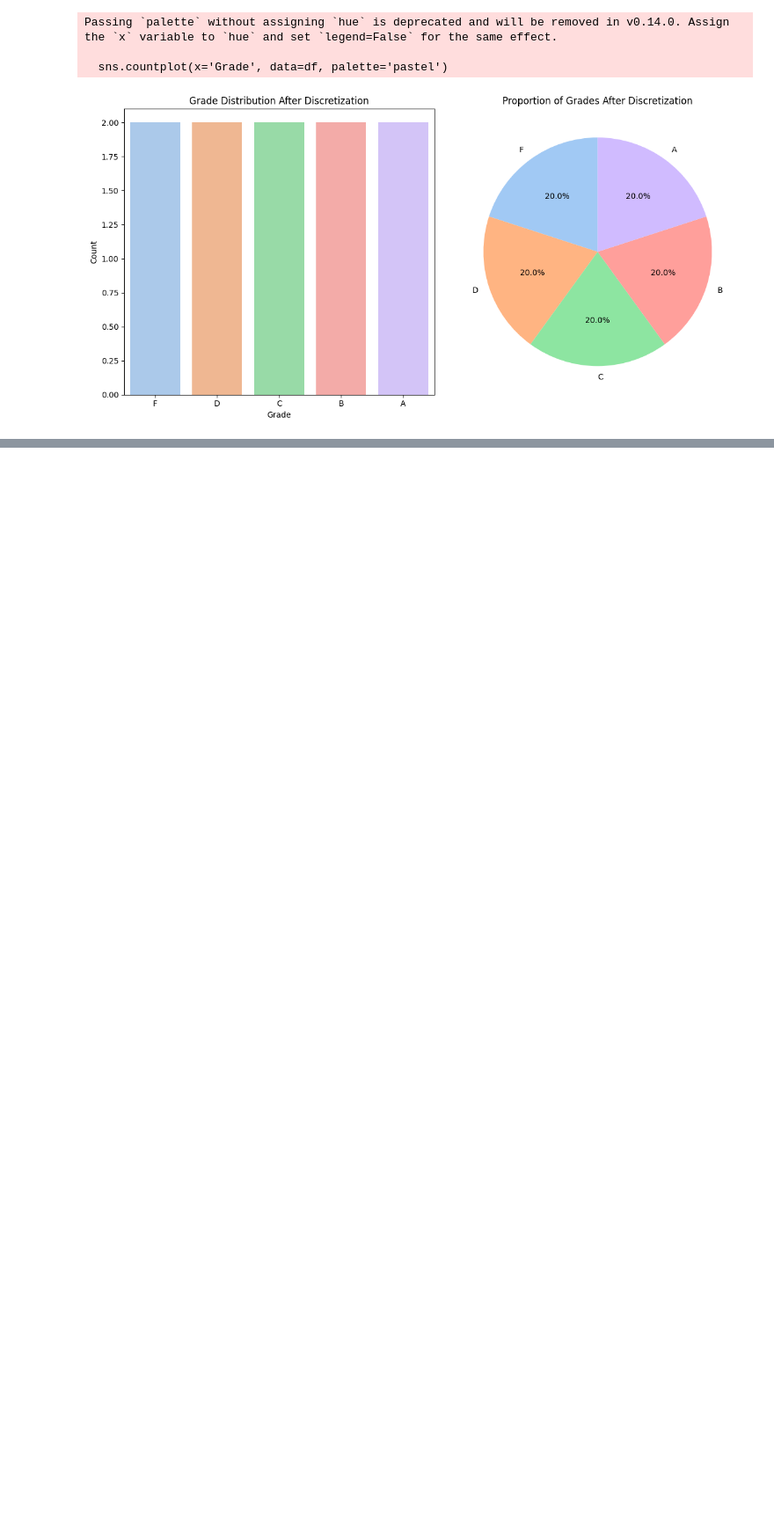
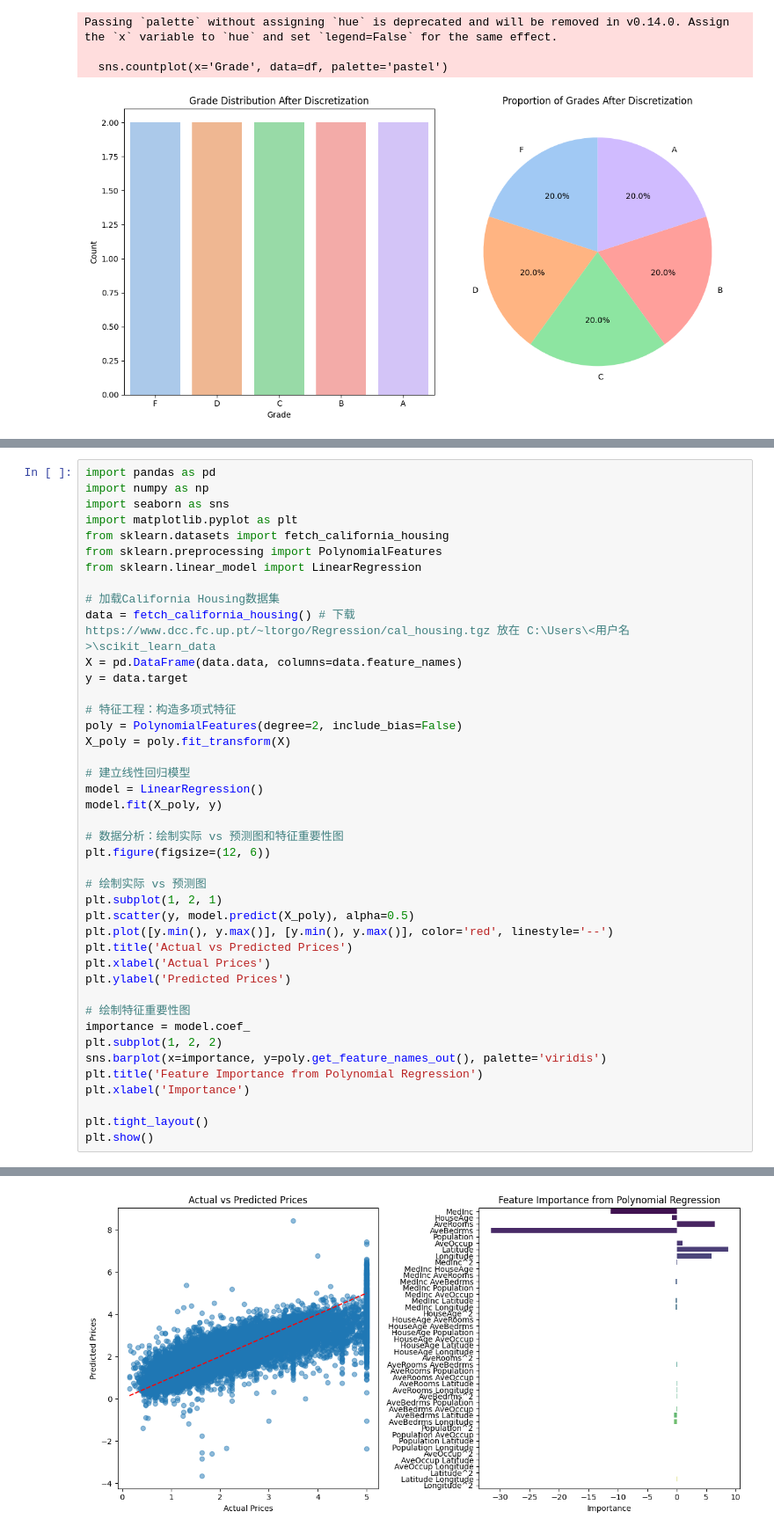
Before and after one commit to BlueHope1987/StudyBase, a Jupyter notebook: helloPython/PyTorch/20250815.十大数据清洗方法.ipynb, the cells around one changed output, grey strips where cells are left out. Shown at 88% size. Saved outputs shown, nothing was run; the diff lists cells and outputs as text; blank space fills up the shorter version.

```diff
--- a/helloPython/PyTorch/20250815.十大数据清洗方法.ipynb
+++ b/helloPython/PyTorch/20250815.十大数据清洗方法.ipynb
@@ -375,0 +602,43 @@ Passing `palette` without assigning `hue` is deprecated and will be removed in v
+# %%
+import pandas as pd
+import numpy as np
+import seaborn as sns
+import matplotlib.pyplot as plt
+from sklearn.datasets import fetch_california_housing
+from sklearn.preprocessing import PolynomialFeatures
+from sklearn.linear_model import LinearRegression
+
+# 加载California Housing数据集
+data = fetch_california_housing() # 下载 https://www.dcc.fc.up.pt/~ltorgo/Regression/cal_housing.tgz 放在 C:\Users\<用户名>\scikit_learn_data
+X = pd.DataFrame(data.data, columns=data.feature_names)
+y = data.target
+
+# 特征工程：构造多项式特征
+poly = PolynomialFeatures(degree=2, include_bias=False)
+X_poly = poly.fit_transform(X)
+
+# 建立线性回归模型
+model = LinearRegression()
+model.fit(X_poly, y)
+
+# 数据分析：绘制实际 vs 预测图和特征重要性图
+plt.figure(figsize=(12, 6))
+
+# 绘制实际 vs 预测图
+plt.subplot(1, 2, 1)
+plt.scatter(y, model.predict(X_poly), alpha=0.5)
+plt.plot([y.min(), y.max()], [y.min(), y.max()], color='red', linestyle='--')
+plt.title('Actual vs Predicted Prices')
+plt.xlabel('Actual Prices')
+plt.ylabel('Predicted Prices')
+
+# 绘制特征重要性图
+importance = model.coef_
+plt.subplot(1, 2, 2)
+sns.barplot(x=importance, y=poly.get_feature_names_out(), palette='viridis')
+plt.title('Feature Importance from Polynomial Regression')
+plt.xlabel('Importance')
+
+plt.tight_layout()
+plt.show()
+# %% [output]
@@ -375,0 +648 @@ Passing `palette` without assigning `hue` is deprecated and will be removed in v
+[figure, added]
```
Also changed, not shown: parts of 8 cells of this notebook.
